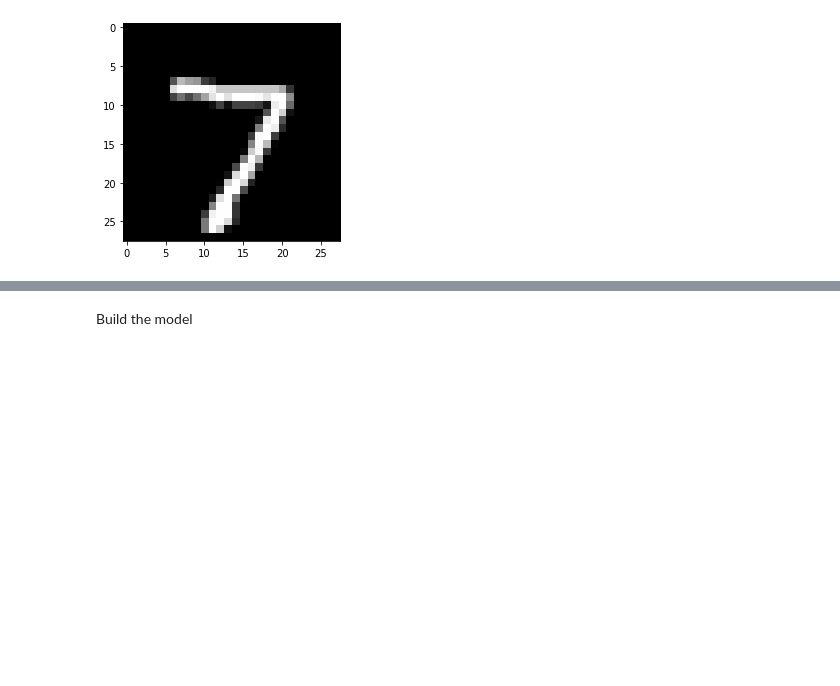
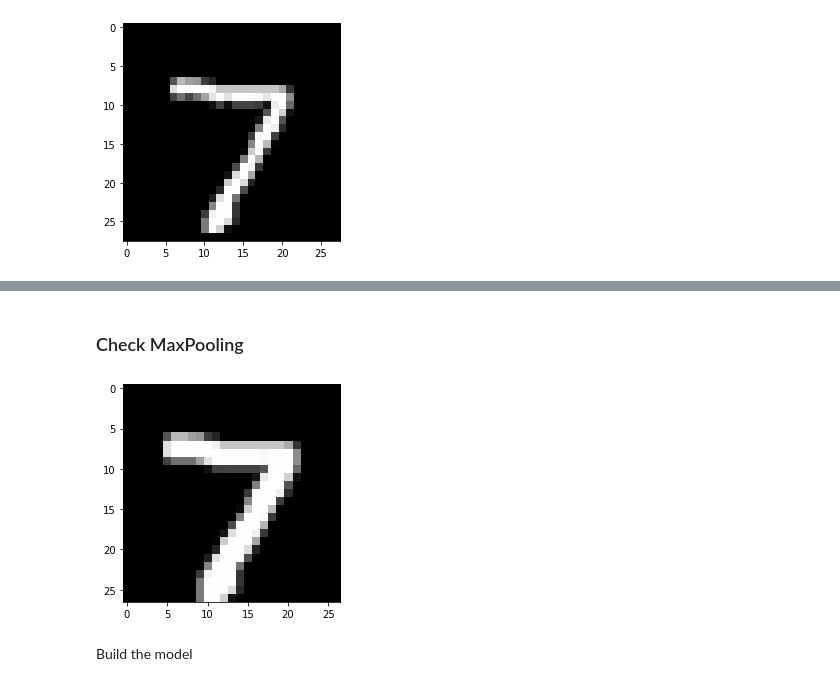
Before and after one commit to pg42866/SIB, a Jupyter notebook: scripts/eval5.ipynb, the cells around one changed output, grey strips where cells are left out. Drawn from its saved outputs; the diff is of its cells as text; code cells hidden in the pictures; blank space fills up the shorter version.

```diff
--- a/scripts/eval5.ipynb
+++ b/scripts/eval5.ipynb
@@ -50,3 +58,13 @@ from src.si.util.activation import Tanh, Sigmoid
+# %% [markdown]
+### Check MaxPooling
+# %%
+from src.si.supervised.nn import MaxPooling
+
+pool = MaxPooling(pool_size=(2,2),stride=1)
+out = pool.forward(test.X[:1])
+plot_img(out, shape=(27, 27))
+# %% [output]
+[figure, added]
 # %% [markdown]
 Build the model
 # %%
```
Also changed, not shown: parts of 12 cells of this notebook, 3 other files.
